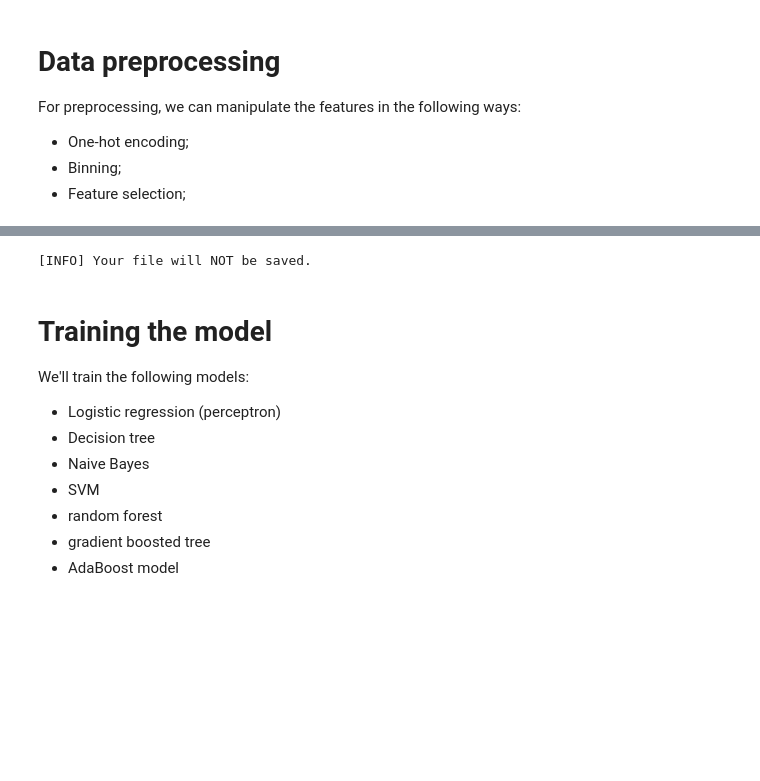
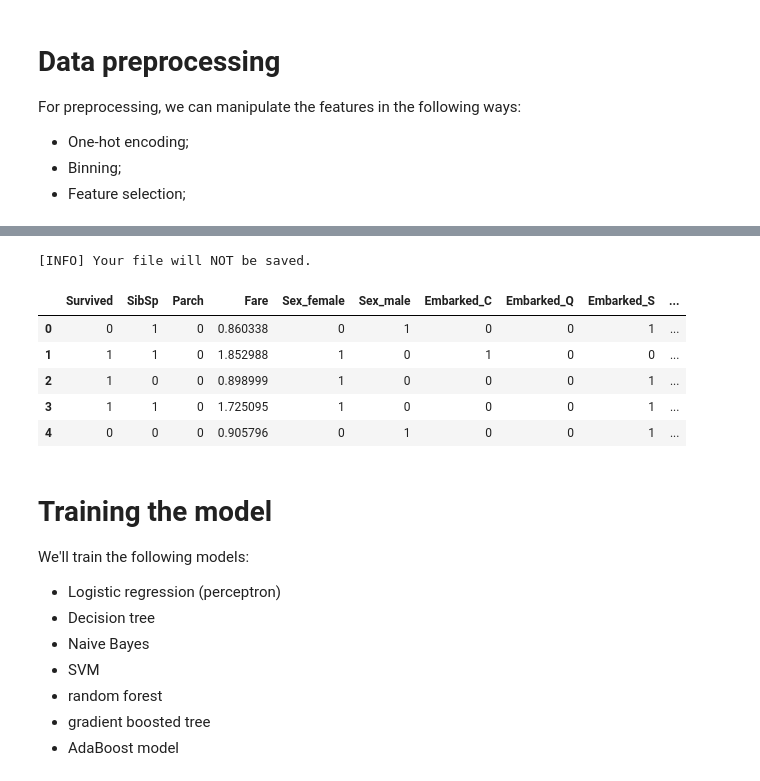
Before and after one commit to EvgeniiZorin/ML_predict-Titanic-passenger-mortality, a Jupyter notebook: main_two-data-files.ipynb, the cells around one changed output, grey strips where cells are left out. Cells and saved outputs as stored; diff of their text form; code cells hidden in the pictures; blank space fills up the shorter version.

Commit message:
v 1.5 | added analysis of Kaggle titanic dataset

```diff
--- a/main_kaggle.ipynb
+++ b/main_two-data-files.ipynb
@@ -287,15 +215,0 @@ In the third class,  24% of passengers survived.
-# %%
-"""
-Now let's do some binning - turning numerical data into categorical data.
-We usually do this in features with lots of unknown values;
-in our cases, in the feature "Age" we handled a lot of missing values,
-therefore, let's bin the age into categories:
-"""
-bins = [0, 10, 20, 30, 40, 50, 60, 70, 80]
-categorized_age = pd.cut(df_preproc_0['Age'], bins)
-df_preproc_0['Categorized_age'] = categorized_age
-df_preproc_0.drop(["Age"], axis=1, inplace=True)
-cagegorized_age_columns = pd.get_dummies(df_preproc_0['Categorized_age'], prefix='Categorized_age')
-df_preproc_0 = pd.concat([df_preproc_0, cagegorized_age_columns], axis=1)
-df_preproc_0 = df_preproc_0.drop(['Categorized_age'], axis=1)
-df_preproc_0.head()
@@ -334,16 +216,53 @@ df_preproc_0
-# %%
-"""
-The dataset is cleaned and preprocessed, now we can save it as a file by
-using the command below
-"""
-
-if config['SAVE']['save-file'] == 'yes':
-    print('[INFO] Your file will be saved.')
-    df_preproc_0.to_csv(f"{DATA_PROC_DIRS}/{DATE}_data-preproc.csv", index=None)
-else:
-    print('[INFO] Your file will NOT be saved.')
-# %% [output]
-[INFO] Your file will NOT be saved.
+# %%
+def pipeline_2(df):
+    """preprocessing data for ML training"""
+    ### Feature selection
+    #     Some features are unique for each passenger,
+    # such as passengerId, Name, and Ticket; therefore, let's delete them:
+    df1 = df.drop(columns=['Name', 'Ticket', 'PassengerId'], axis=1)
+    ### One-hot encoding
+    ### The best strategy to deal with categorical data is to hot-encode it.
+    ### in our case, these are features `Sex` and `Embarked`
+    for i in ['Sex', 'Embarked', 'Pclass']:
+        columns = pd.get_dummies(df1[i], prefix=i)
+        # concatenate the hot-encoded columns with the original dataframe
+        df1 = pd.concat([df1, columns], axis=1)
+        df1 = df1.drop([i], axis=1)
+    ### Binning
+    """
+    Now let's do some binning - turning numerical data into categorical data.
+    We usually do this in features with lots of unknown values;
+    in our cases, in the feature "Age" we handled a lot of missing values,
+    therefore, let's bin the age into categories:
+    """
+    bins = [0, 10, 20, 30, 40, 50, 60, 70, 80]
+    categorized_age = pd.cut(df1['Age'], bins)
+    df1['Categorized_age'] = categorized_age
+    df1 = df1.drop(['Age'], axis=1)
+    categorized_age_columns = pd.get_dummies(df1['Categorized_age'], prefix='Categorized_age')
+    df1 = pd.concat([df1, categorized_age_columns], axis=1)
+    df1 = df1.drop(['Categorized_age'], axis=1)
+    ### Normalize `Fare` by log
+    df1['Fare'] = df1['Fare'].replace(0, 0.1)
+    df1['Fare'] = np.log10(df1['Fare'])
+    ### Save preproc file
+    if config['SAVE']['save-file'] == 'yes':
+        print('[INFO] Your file will be saved.')
+        df1.to_csv(f"{DATA_PROC_DIRS}/{DATE}_data-preproc.csv", index=None)
+    else:
+        print('[INFO] Your file will NOT be saved.')
+    return df1
+
+df_preproc = pipeline_2(clean_data)
+df_preproc.head()
+# %% [output]
+[INFO] Your file will NOT be saved.
+|  | Survived | SibSp | Parch | Fare | Sex_female | Sex_male | Embarked_C | Embarked_Q | Embarked_S | ... |
+| 0 | 0 | 1 | 0 | 0.860338 | 0 | 1 | 0 | 0 | 1 | ... |
+| 1 | 1 | 1 | 0 | 1.852988 | 1 | 0 | 1 | 0 | 0 | ... |
+| 2 | 1 | 0 | 0 | 0.898999 | 1 | 0 | 0 | 0 | 1 | ... |
+| 3 | 1 | 1 | 0 | 1.725095 | 1 | 0 | 0 | 0 | 1 | ... |
+| 4 | 0 | 0 | 0 | 0.905796 | 0 | 1 | 0 | 0 | 1 | ... |
 # %% [markdown]
 # Training the model
 
```
Also changed, not shown: parts of 31 cells of this notebook, 12 other files.
